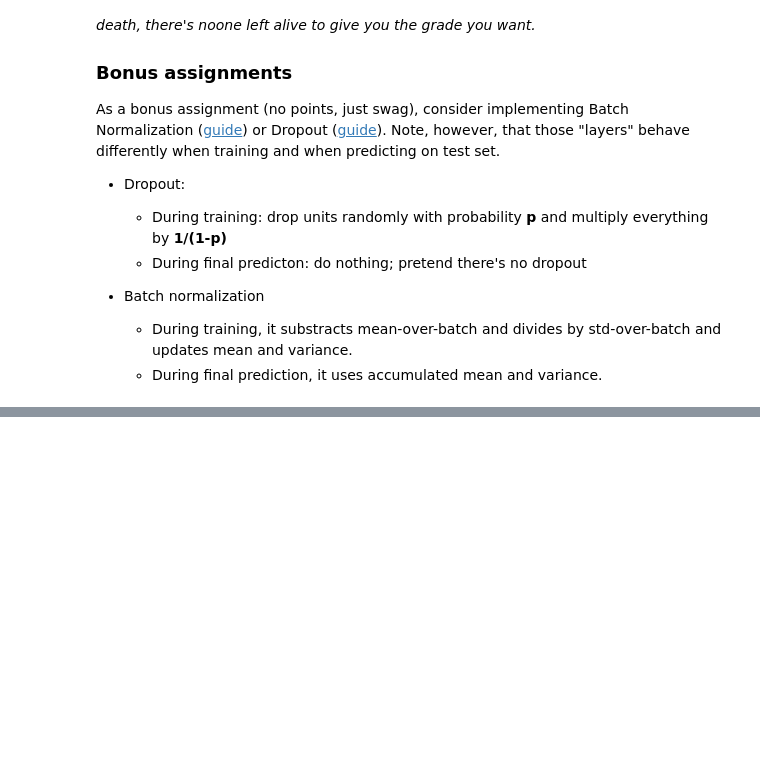
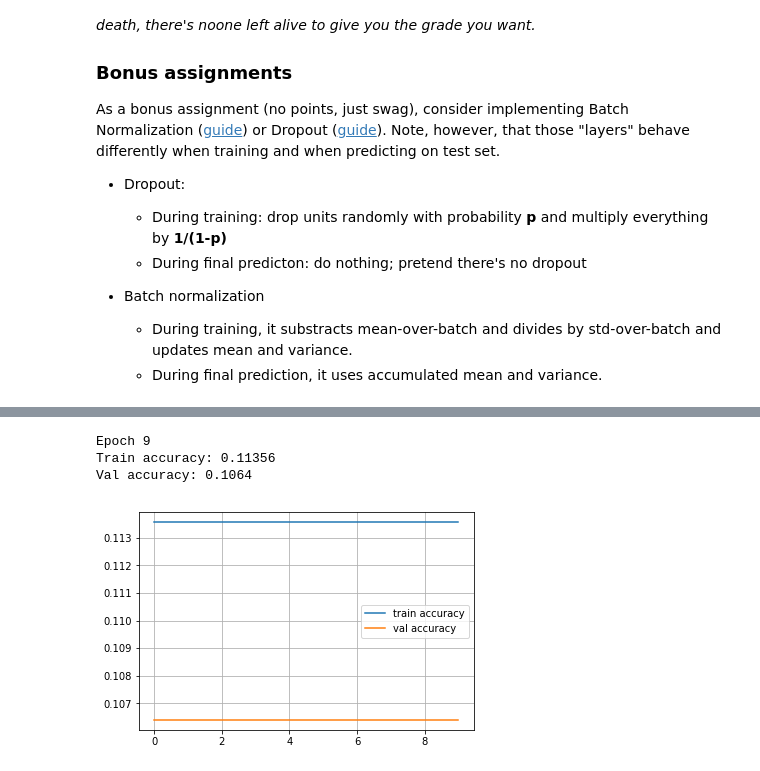
Before and after one commit to jfacorro/intro-to-dl, a Jupyter notebook: week2/NumpyNN (honor).ipynb, the cells around one changed output, grey strips where cells are left out. Cells and saved outputs as stored; diff of their text form; code cells hidden in the pictures; blank space fills up the shorter version.

```diff
--- a/week2/NumpyNN (honor).ipynb
+++ b/week2/NumpyNN (honor).ipynb
@@ -456,0 +549,19 @@ As a bonus assignment (no points, just swag), consider implementing Batch Normal
+# %%
+network = []
+init = "random"
+network.append(Dense(X_train.shape[1],20, init=init))
+network.append(ReLU())
+network.append(Dense(20,100, init=init))
+network.append(ReLU())
+network.append(Dense(100,200, init=init))
+network.append(ReLU())
+network.append(Dense(200,100, init=init))
+network.append(ReLU())
+network.append(Dense(100,10, init=init))
+# %%
+run_experiment(network, 10)
+# %% [output]
+Epoch 9
+Train accuracy: 0.11356
+Val accuracy: 0.1064
+[figure, added]
```
Also changed, not shown: parts of 7 cells of this notebook.
